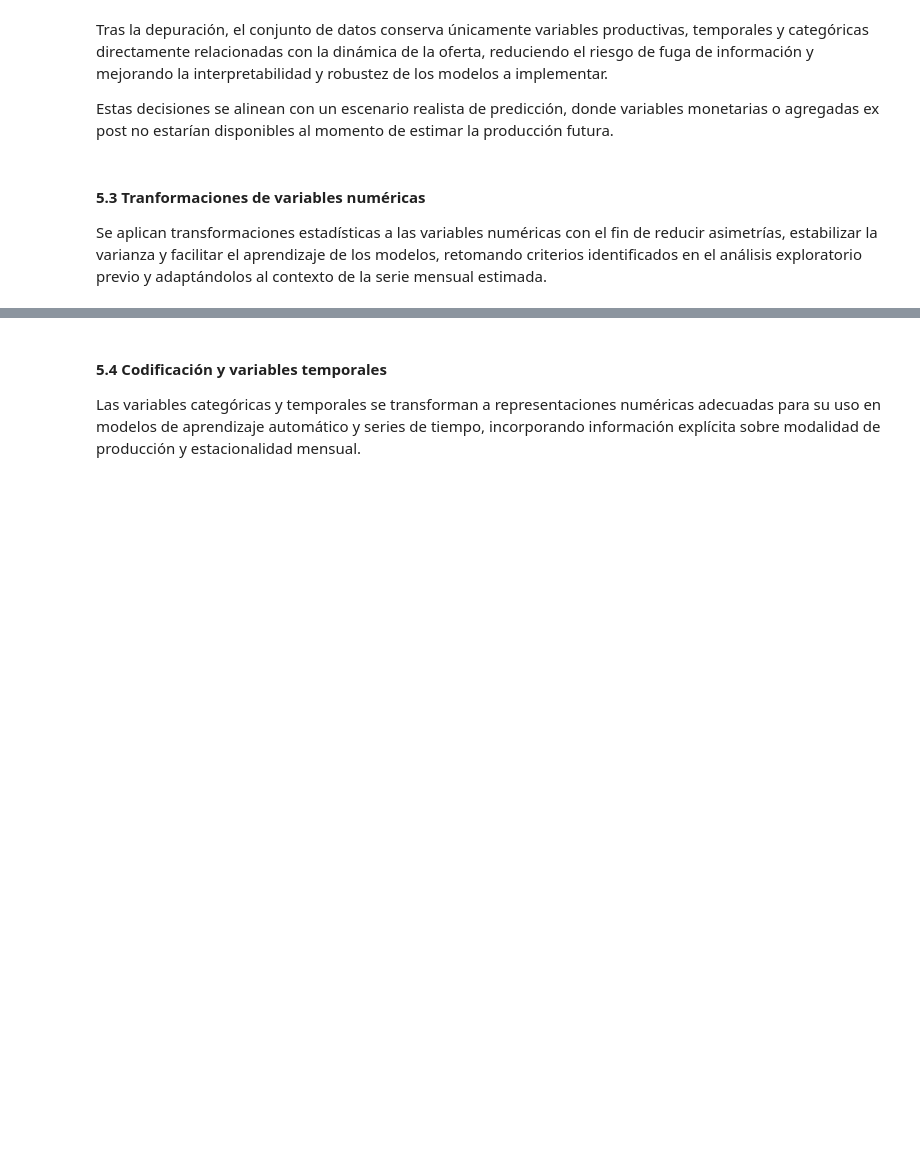
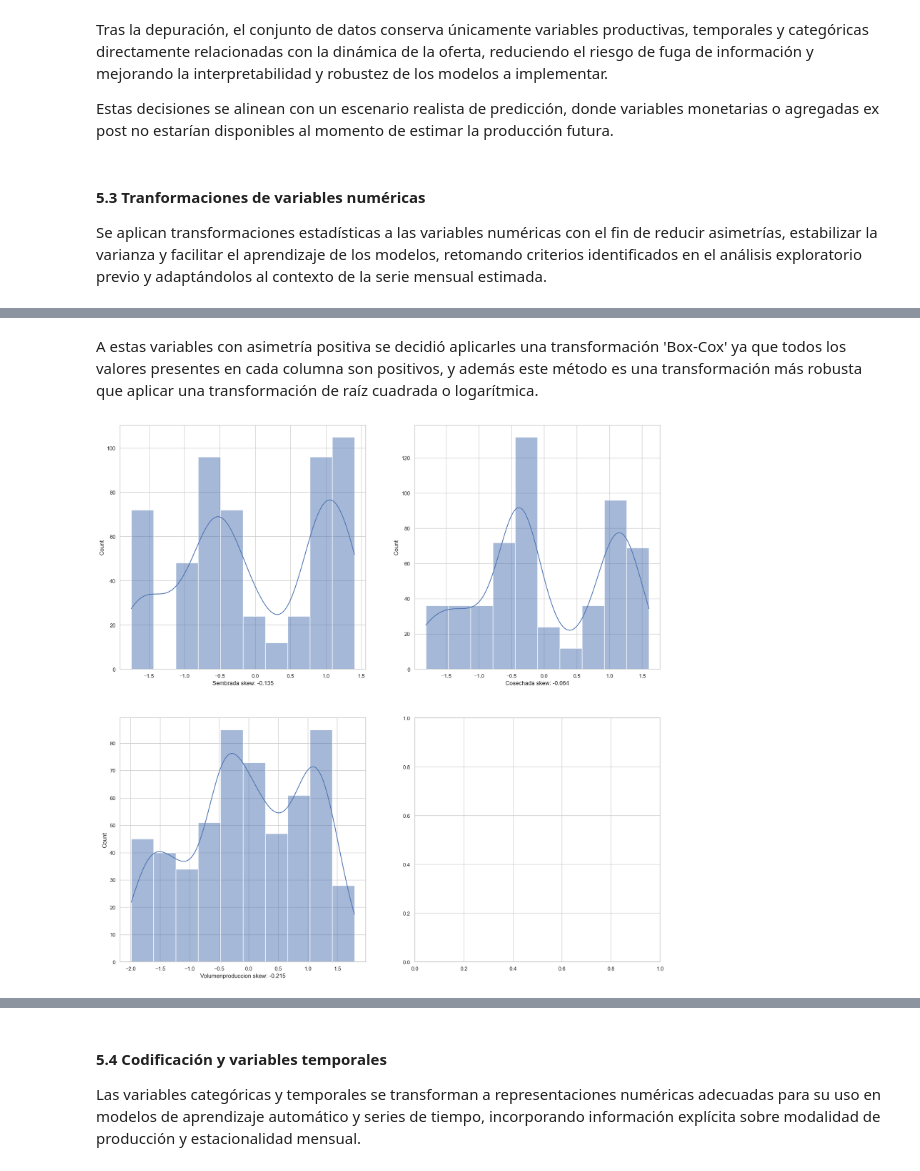
Before and after one commit to juan-pablo-lopez/tc5035-ene26-equipo29, a Jupyter notebook: Avance2.Equipo29.ipynb, the cells around one changed output, grey strips where cells are left out. Cells and saved outputs as stored; diff of their text form; code cells hidden in the pictures; blank space fills up the shorter version.

```diff
--- a/Avance2.Equipo29.ipynb
+++ b/Avance2.Equipo29.ipynb
@@ -665,0 +728,15 @@ Se aplican transformaciones estadísticas a las variables numéricas con el fin
+# %% [markdown]
+A estas variables con asimetría positiva se decidió aplicarles una transformación 'Box-Cox' ya que todos los valores presentes en cada columna son positivos, y además este método es una transformación más robusta que aplicar una transformación de raíz cuadrada o logarítmica.
+# %%
+# Aplicar transformación Box-Cox y graficar matriz de histogramas con la nueva distribución
+figure, axis = plt.subplots(2, 2, figsize = (20, 20))
+axis = axis.ravel()
+skewed_cols = ['Sembrada', 'Cosechada', 'Volumenproduccion']
+
+for col, ax in zip(skewed_cols, axis):
+    df_fe[col] = power_transform(df_fe[[col]], method = 'box-cox')
+    skew = round(df_fe[col].skew(), 3)
+    sns.histplot(x = df_fe[col], bins = 10, kde = True, ax = ax)
+    ax.set(xlabel = f'{col} skew: {skew}')
+# %% [output]
+[figure, added]
```
Also changed, not shown: parts of 23 cells of this notebook.
